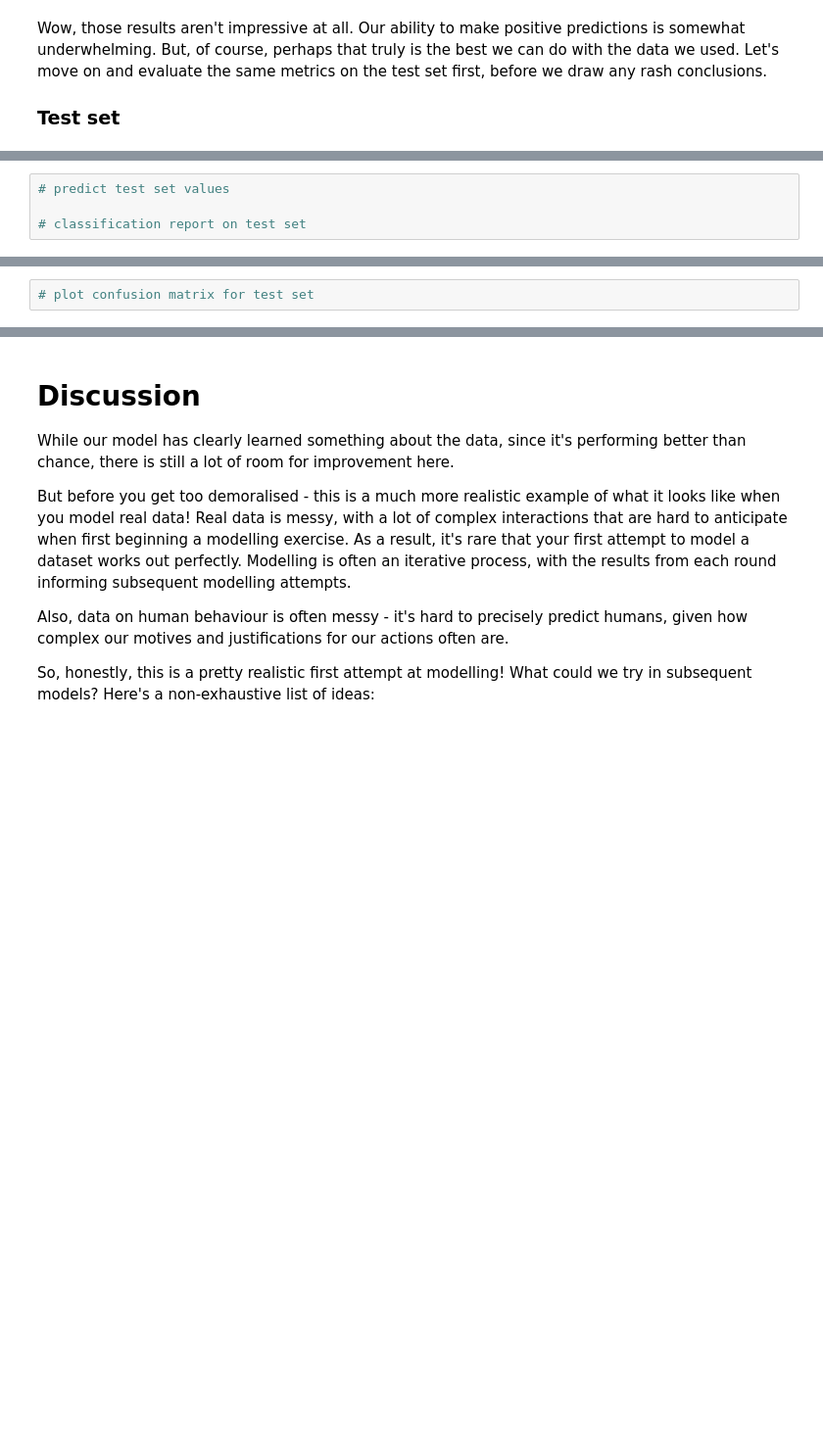
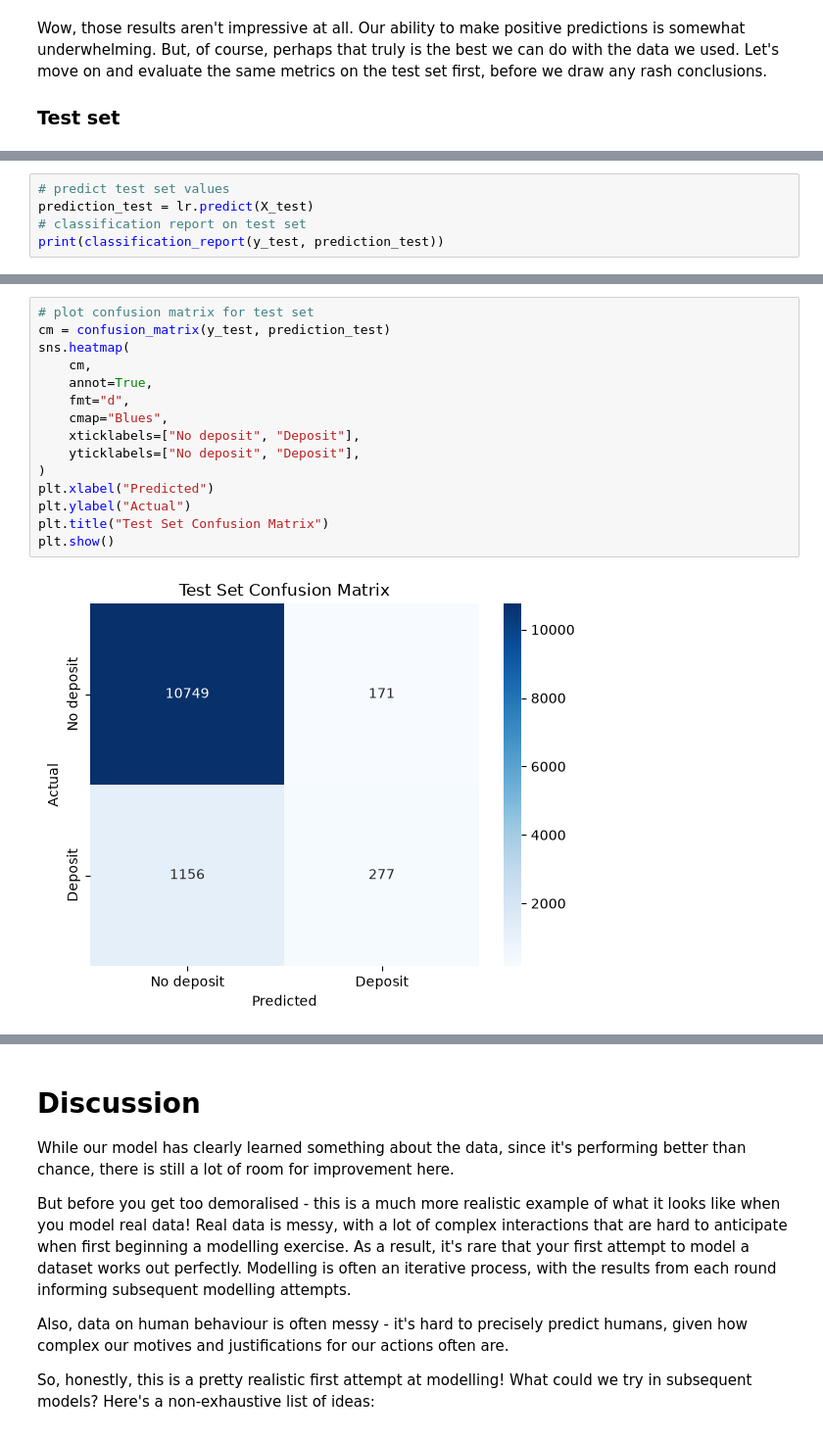
Before and after one commit to noberto21/ml_regression, a Jupyter notebook: bank_marketing/bank_marketing.ipynb, the cells around one changed output, grey strips where cells are left out. Shown at 98% size. Drawn from its saved outputs; the diff is of its cells as text; blank space fills up the shorter version.

```diff
--- a/bank_marketing/bank_marketing.ipynb
+++ b/bank_marketing/bank_marketing.ipynb
@@ -243,4 +403,5 @@ Wow, those results aren't impressive at all. Our ability to make positive predic
 # %%
 # predict test set values
-
+prediction_test = lr.predict(X_test)
 # classification report on test set
+print(classification_report(y_test, prediction_test))
@@ -247,4 +417,19 @@ Wow, those results aren't impressive at all. Our ability to make positive predic
 # %%
 # plot confusion matrix for test set
+cm = confusion_matrix(y_test, prediction_test)
+sns.heatmap(
+    cm,
+    annot=True,
+    fmt="d",
+    cmap="Blues",
+    xticklabels=["No deposit", "Deposit"],
+    yticklabels=["No deposit", "Deposit"],
+)
+plt.xlabel("Predicted")
+plt.ylabel("Actual")
+plt.title("Test Set Confusion Matrix")
+plt.show()
+# %% [output]
+[figure, added]
 # %%
 # use RocCurveDisplay to plot a ROC curve on test set
```
Also changed, not shown: parts of 40 cells of this notebook, 1 other file.
